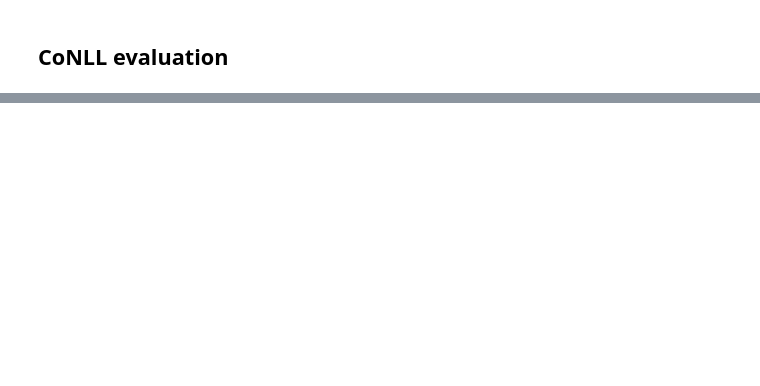
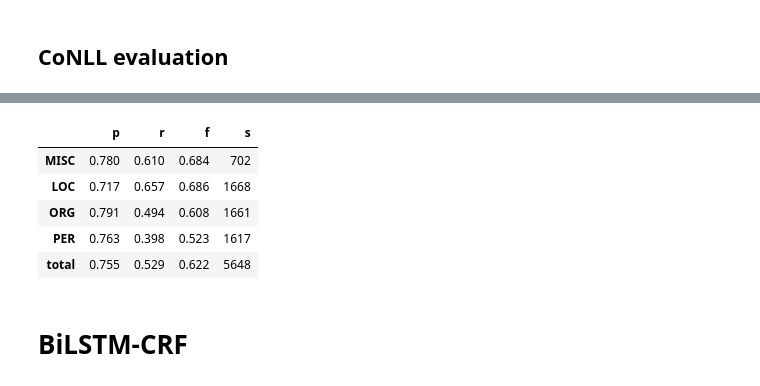
Before and after one commit to andrearigo-dev/NLU-Final-Project, a Jupyter notebook: nlu_project_ner_tagging.ipynb, the cells around one changed output, grey strips where cells are left out. Saved outputs shown, nothing was run; the diff lists cells and outputs as text; code cells hidden in the pictures; blank space fills up the shorter version.

```diff
--- a/nlu_project_ner_tagging.ipynb
+++ b/nlu_project_ner_tagging.ipynb
@@ -392,0 +416,3 @@ pd_tbl.round(decimals=3)
+# %%
+train_crf_feats = [sent2features(s) for s in train_set]
+train_crf_labels = [sent2labels(s) for s in train_set]
@@ -392,0 +442,12 @@ pd_tbl.round(decimals=3)
+# %%
+from sklearn_crfsuite import CRF
+
+crf = CRF(
+    algorithm='lbfgs',
+    c1=0.1,
+    c2=0.1,
+    max_iterations=100,
+    all_possible_transitions=True
+)
+
+repr(crf)
@@ -392,0 +456,3 @@ pd_tbl.round(decimals=3)
+# %%
+%%time
+crf.fit(train_crf_feats, train_crf_labels)
@@ -392,0 +466,8 @@ pd_tbl.round(decimals=3)
+# %%
+test_feats = [sent2features(s) for s in test_set]
+pred_crf = crf.predict(test_feats)
+
+# convert to tuples for conll evaluation
+pred_crf = [[(test_feats[i][j], t) for j, t in enumerate(tokens)] for i, tokens in enumerate(pred_crf)]
+
+pred_crf[0]
@@ -392,0 +487,14 @@ pd_tbl.round(decimals=3)
+# %%
+results = conll.evaluate(test_set, pred_crf)
+
+pd_tbl = pd.DataFrame().from_dict(results, orient='index')
+pd_tbl.round(decimals=3)
+# %% [output]
+|  | p | r | f | s |
+| MISC | 0.780 | 0.610 | 0.684 | 702 |
+| LOC | 0.717 | 0.657 | 0.686 | 1668 |
+| ORG | 0.791 | 0.494 | 0.608 | 1661 |
+| PER | 0.763 | 0.398 | 0.523 | 1617 |
+| total | 0.755 | 0.529 | 0.622 | 5648 |
+# %% [markdown]
+# BiLSTM-CRF
```
Also changed, not shown: parts of 23 cells of this notebook, 4 other files.
